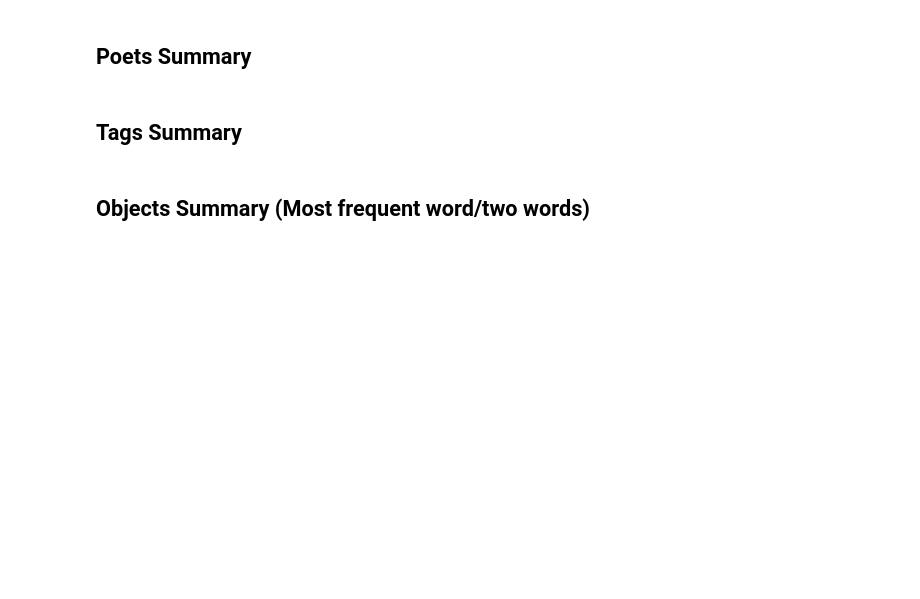
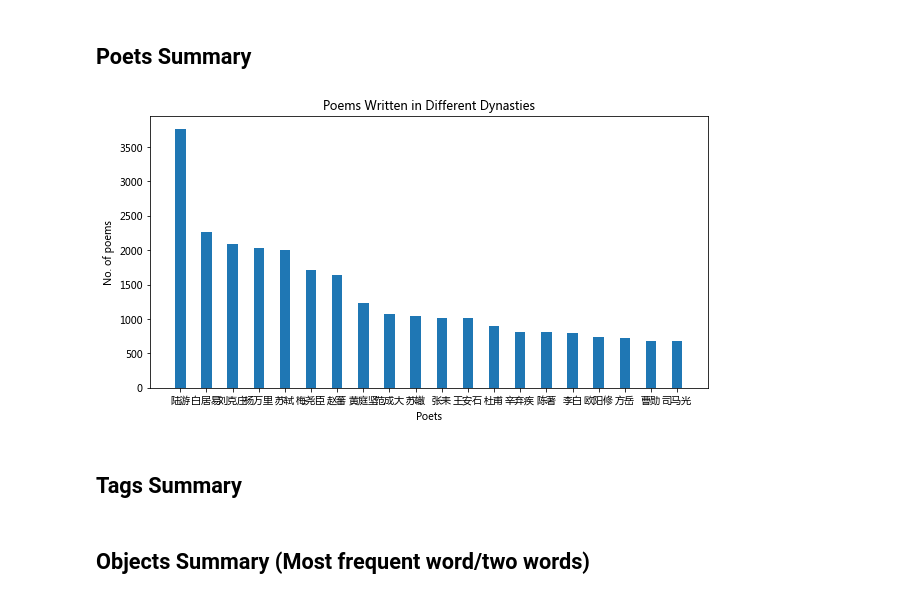
Before and after one commit to yangf6/chinese-poem-explore, a Jupyter notebook: Load_Data.ipynb, the cells around one changed output. Drawn from its saved outputs; the diff is of its cells as text; code cells hidden in the pictures; blank space fills up the shorter version.

```diff
--- a/Load_Data.ipynb
+++ b/Load_Data.ipynb
@@ -118,3 +129,21 @@ AttributeError: 'Index' object has no attribute 'decode'
+# %%
+poems_by_author = group_by_author['title', 'unique']
+# creating the dataset
+poets = list(poems_by_author.index)[:20]
+poems_count = list(poems_by_author)[:20]
+
+fig = plt.figure(figsize = (10, 5))
+
+# creating the bar plot
+plt.bar(poets, poems_count,
+        width = 0.4)
+
+plt.xlabel("Poets")
+plt.ylabel("No. of poems")
+plt.title("Poems Written in Different Dynasties")
+plt.show()
+# %% [output]
+[figure, added]
 # %% [markdown]
 ## Tags Summary
 # %% [markdown]
```
Also changed, not shown: parts of 9 cells of this notebook.
